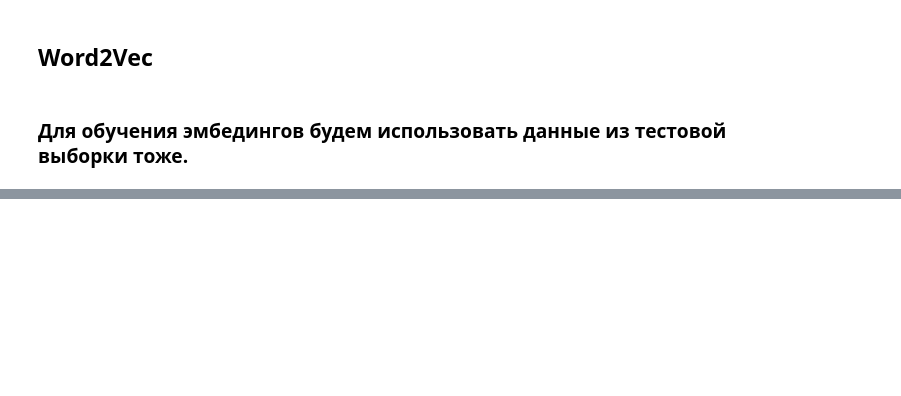
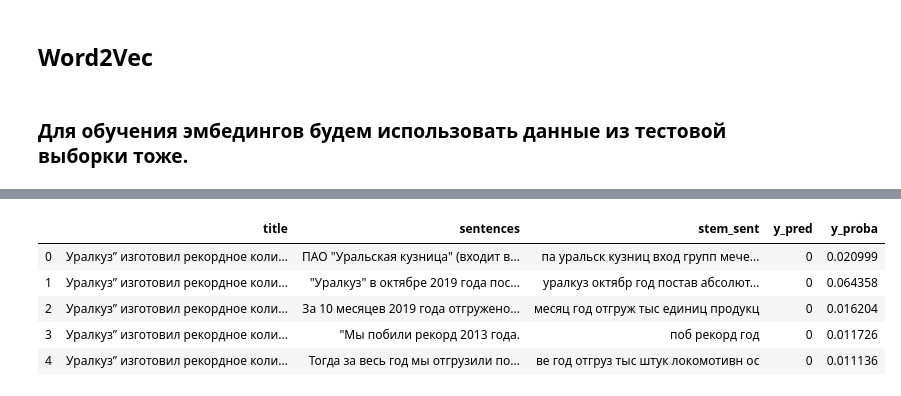
Before and after one commit to safrewlen/Portfolio, a Jupyter notebook: Sber_NLP/Test_task_sberbank.ipynb, the cells around one changed output, grey strips where cells are left out. Saved outputs shown, nothing was run; the diff lists cells and outputs as text; code cells hidden in the pictures; blank space fills up the shorter version.

```diff
--- a/Sber_NLP/Test_task_sberbank.ipynb
+++ b/Sber_NLP/Test_task_sberbank.ipynb
@@ -346,0 +420,4 @@ ModuleNotFoundError: No module named 'gensim'
+# %%
+train_to_model = pd.concat([train_stem_count, train_stem_vec], axis=1)
+test_to_model = pd.concat([test_stem_count, test_stem_vec], axis=1)
+train_to_model.shape, test_to_model.shape
@@ -346,0 +426,6 @@ ModuleNotFoundError: No module named 'gensim'
+# %%
+train_to_model[vectors] = pd.DataFrame(train_to_model.vector.values.tolist(), index= train_to_model.index)
+train_to_model.drop(['vector'], axis=1, inplace=True)
+test_to_model[vectors] = pd.DataFrame(test_to_model.vector.values.tolist(), index= test_to_model.index)
+test_to_model.drop(['vector'], axis=1, inplace=True)
+train_to_model.shape, test_to_model.shape
@@ -346,0 +434,6 @@ ModuleNotFoundError: No module named 'gensim'
+# %%
+%%time
+model_cat = CatBoostClassifier(verbose=False)
+model_cat.fit(train_to_model, train_df.event)
+y_pred = model_cat.predict(test_to_model).astype('int')
+y_proba = model_cat.predict_proba(test_to_model)[:, 1]
@@ -346,0 +442,12 @@ ModuleNotFoundError: No module named 'gensim'
+# %%
+results = pd.DataFrame({'y_pred': y_pred, 'y_proba': y_proba}, index=test_to_model.index)
+# %%
+result = pd.concat([new_test_df, results], axis=1)
+result.head()
+# %% [output]
+|  | title | sentences | stem_sent | y_pred | y_proba |
+| 0 | Уралкуз” изготовил рекордное коли... | ПАО "Уральская кузница" (входит в... | па уральск кузниц вход групп мече... | 0 | 0.020999 |
+| 1 | Уралкуз” изготовил рекордное коли... | "Уралкуз" в октябре 2019 года пос... | уралкуз октябр год постав абсолют... | 0 | 0.064358 |
+| 2 | Уралкуз” изготовил рекордное коли... | За 10 месяцев 2019 года отгружено... | месяц год отгруж тыс единиц продукц | 0 | 0.016204 |
+| 3 | Уралкуз” изготовил рекордное коли... | "Мы побили рекорд 2013 года. | поб рекорд год | 0 | 0.011726 |
+| 4 | Уралкуз” изготовил рекордное коли... | Тогда за весь год мы отгрузили по... | ве год отгруз тыс штук локомотивн ос | 0 | 0.011136 |
```
Also changed, not shown: parts of 74 cells of this notebook.
